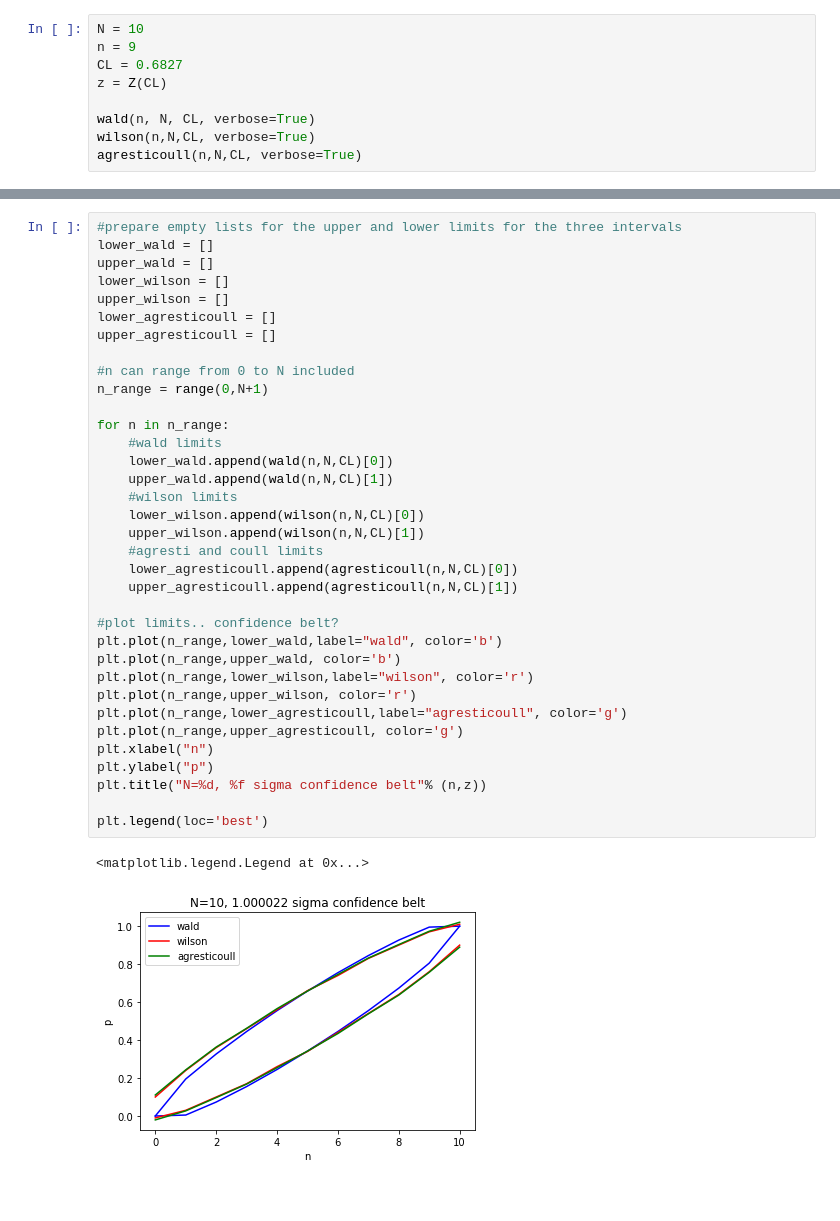
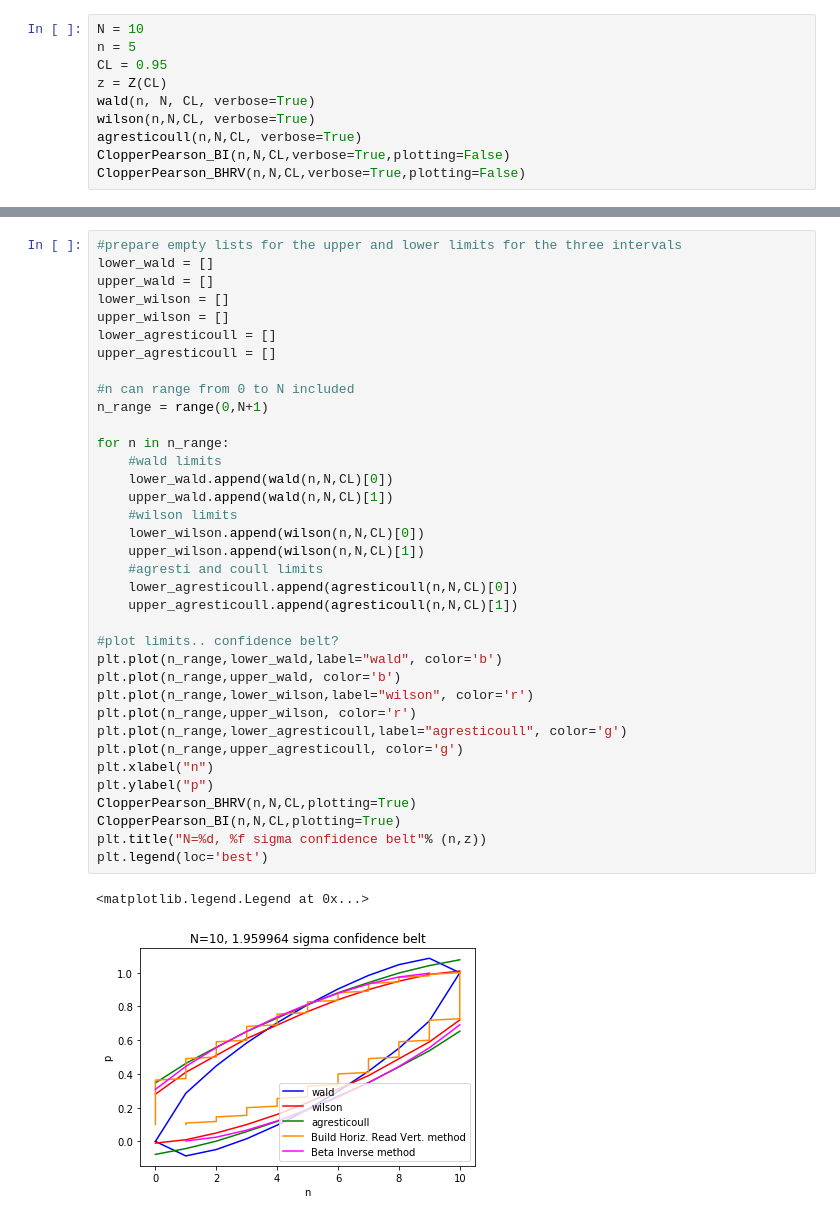
Before and after one commit to irenecortinovis/stats_coverage_binomial, a Jupyter notebook: Frequentist_coverage_study.ipynb, the cells around one changed output, grey strips where cells are left out. Drawn from its saved outputs; the diff is of its cells as text.

```diff
--- a/Frequentist_coverage_study.ipynb
+++ b/Frequentist_coverage_study.ipynb
@@ -55,10 +136,11 @@ def agresticoull(n,N,CL,verbose=False):
 # %%
 N = 10
-n = 9
-CL = 0.6827
+n = 5
+CL = 0.95
 z = Z(CL)
-
 wald(n, N, CL, verbose=True)
 wilson(n,N,CL, verbose=True)
 agresticoull(n,N,CL, verbose=True)
+ClopperPearson_BI(n,N,CL,verbose=True,plotting=False)
+ClopperPearson_BHRV(n,N,CL,verbose=True,plotting=False)
 # %% [output]
@@ -78,35 +164,36 @@ upper_wilson = []
 lower_agresticoull = []
 upper_agresticoull = []
 
 #n can range from 0 to N included
 n_range = range(0,N+1)
 
 for n in n_range:
     #wald limits
     lower_wald.append(wald(n,N,CL)[0])
     upper_wald.append(wald(n,N,CL)[1])
     #wilson limits
     lower_wilson.append(wilson(n,N,CL)[0])
     upper_wilson.append(wilson(n,N,CL)[1])
     #agresti and coull limits
     lower_agresticoull.append(agresticoull(n,N,CL)[0])
     upper_agresticoull.append(agresticoull(n,N,CL)[1])
 
 #plot limits.. confidence belt?
 plt.plot(n_range,lower_wald,label="wald", color='b')
 plt.plot(n_range,upper_wald, color='b')
 plt.plot(n_range,lower_wilson,label="wilson", color='r')
 plt.plot(n_range,upper_wilson, color='r')
 plt.plot(n_range,lower_agresticoull,label="agresticoull", color='g')
 plt.plot(n_range,upper_agresticoull, color='g')
 plt.xlabel("n")
 plt.ylabel("p")
+ClopperPearson_BHRV(n,N,CL,plotting=True)
+ClopperPearson_BI(n,N,CL,plotting=True)
 plt.title("N=%d, %f sigma confidence belt"% (n,z))
-
 plt.legend(loc='best')
 # %% [output]
 <matplotlib.legend.Legend at 0x...>
-[figure, old version]
+[figure, new version]
 # %%
 #Ex 3
 
```
Also changed, not shown: parts of 11 cells of this notebook.
